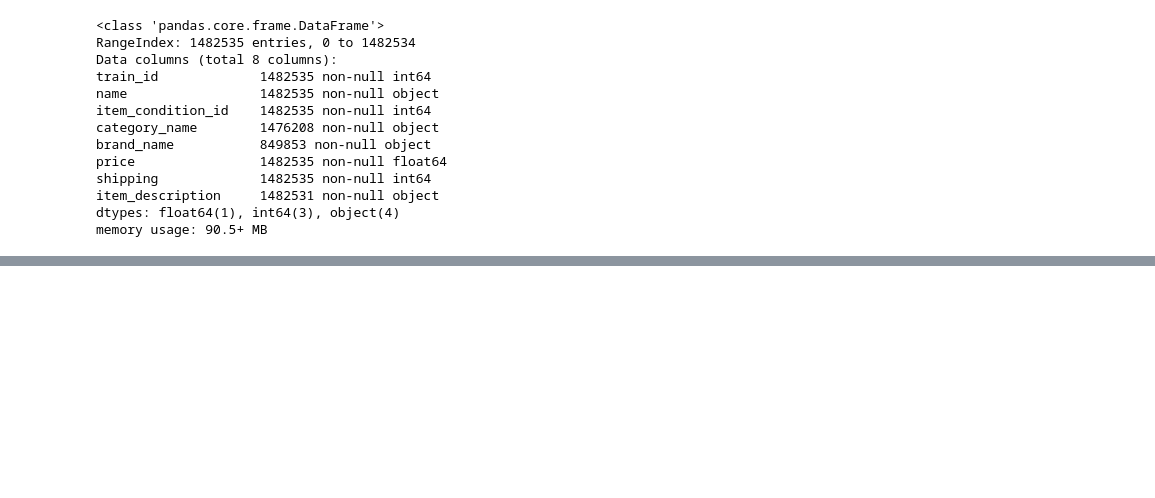
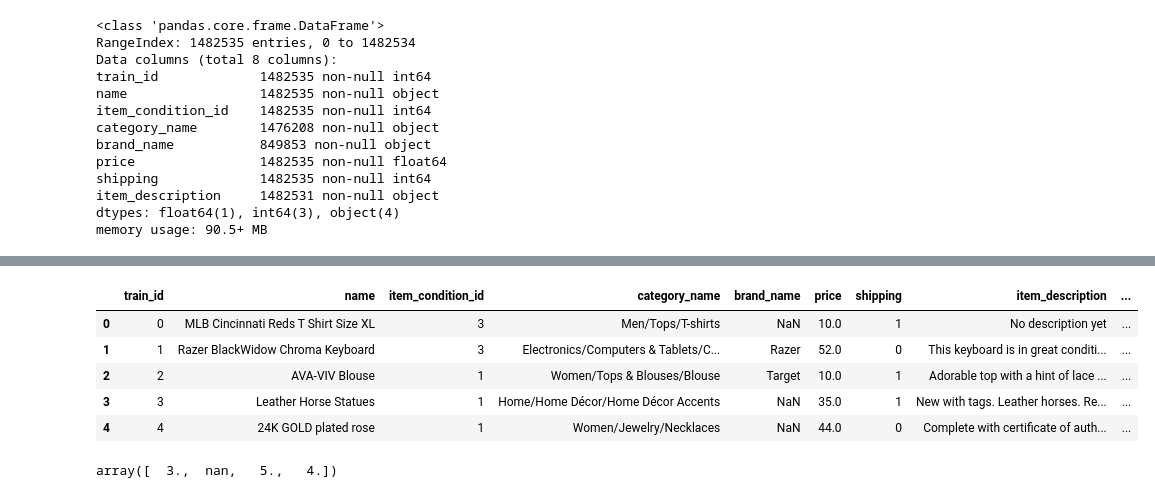
Before and after one commit to xzachx/Kaggle-Mercari, a Jupyter notebook: Mercari.ipynb, the cells around one changed output, grey strips where cells are left out. Drawn from its saved outputs; the diff is of its cells as text; code cells hidden in the pictures; blank space fills up the shorter version.

```diff
--- a/Mercari.ipynb
+++ b/Mercari.ipynb
@@ -49,0 +61,13 @@ memory usage: 90.5+ MB
+# %%
+df_train.head()
+# %% [output]
+|  | train_id | name | item_condition_id | category_name | brand_name | price | shipping | item_description | ... |
+| 0 | 0 | MLB Cincinnati Reds T Shirt Size XL | 3 | Men/Tops/T-shirts | NaN | 10.0 | 1 | No description yet | ... |
+| 1 | 1 | Razer BlackWidow Chroma Keyboard | 3 | Electronics/Computers & Tablets/C... | Razer | 52.0 | 0 | This keyboard is in great conditi... | ... |
+| 2 | 2 | AVA-VIV Blouse | 1 | Women/Tops & Blouses/Blouse | Target | 10.0 | 1 | Adorable top with a hint of lace ... | ... |
+| 3 | 3 | Leather Horse Statues | 1 | Home/Home Décor/Home Décor Accents | NaN | 35.0 | 1 | New with tags. Leather horses. Re... | ... |
+| 4 | 4 | 24K GOLD plated rose | 1 | Women/Jewelry/Necklaces | NaN | 44.0 | 0 | Complete with certificate of auth... | ... |
+# %%
+df_train.tier_count.unique()
+# %% [output]
+array([  3.,  nan,   5.,   4.])
```
Also changed, not shown: parts of 11 cells of this notebook.
